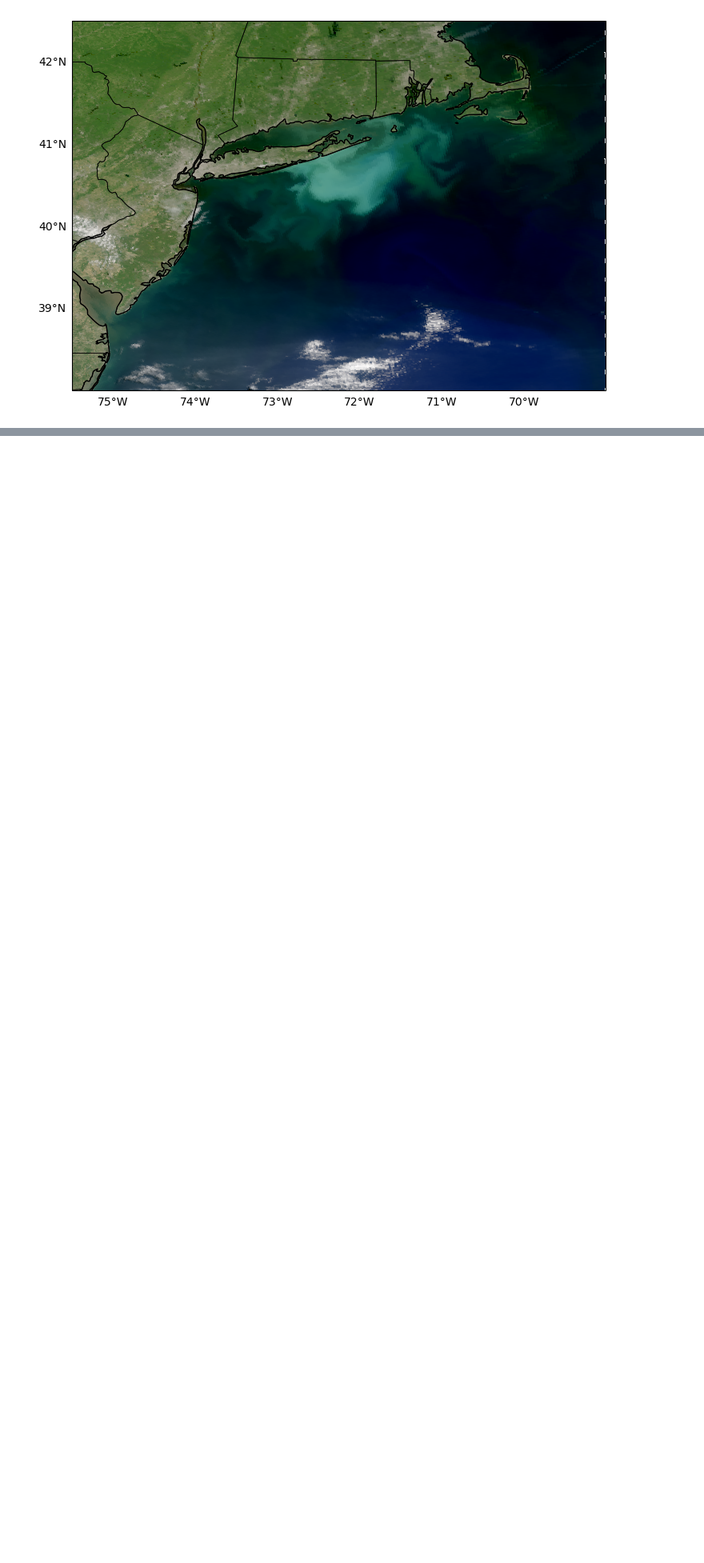
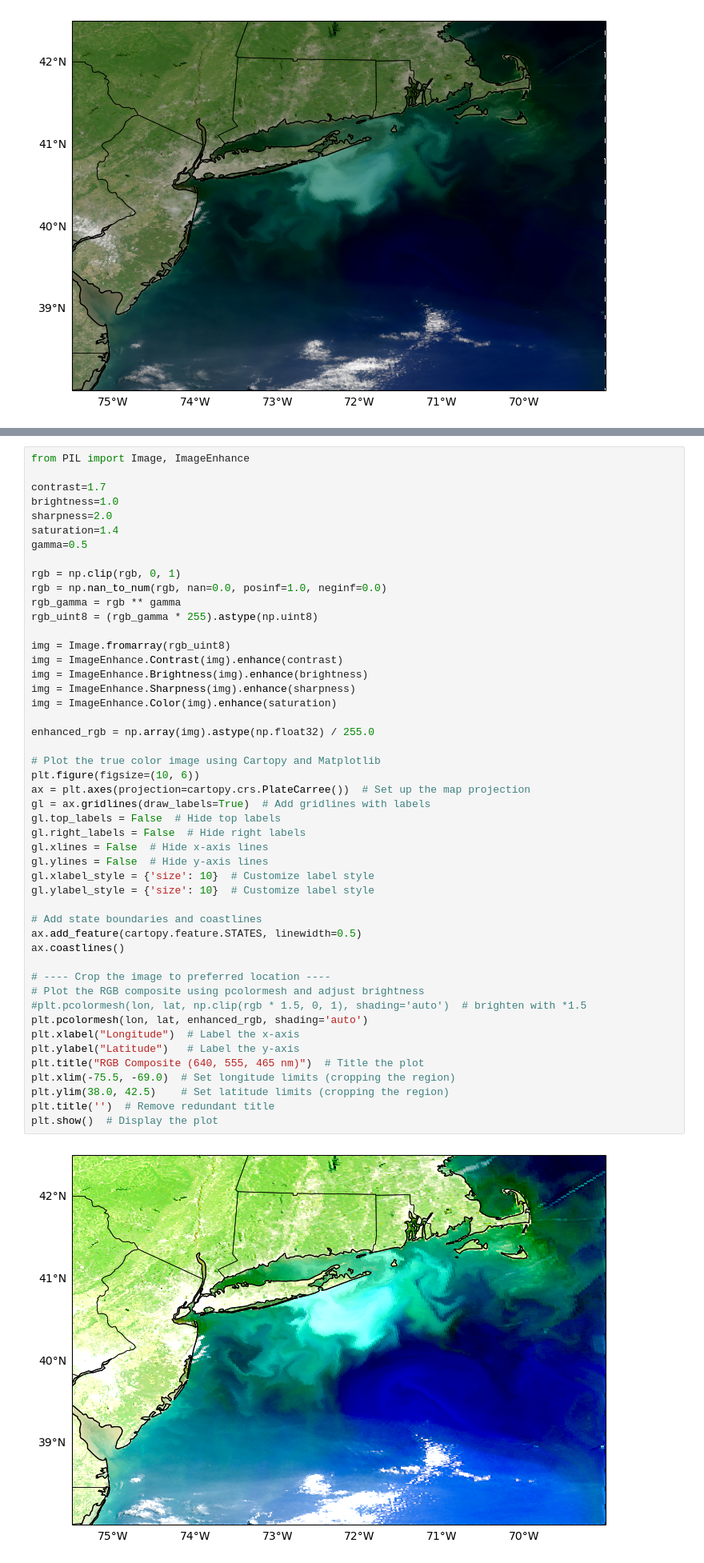
Before and after one commit to ocean-satellite-tools/hyperdawg, a Jupyter notebook: tutorials/python/enhanced_rgb.ipynb, the cells around one changed output, grey strips where cells are left out. Shown at 80% size. Cells and saved outputs as stored; diff of their text form; blank space fills up the shorter version.

Commit message:
RGB enhancement

```diff
--- a/tutorials/python/enhanced_rgb.ipynb
+++ b/tutorials/python/enhanced_rgb.ipynb
@@ -139,3 +139,53 @@ While these critter are fascinating, I have to admit that I am somewhat underwhe
+# %%
+from PIL import Image, ImageEnhance
+
+contrast=1.7
+brightness=1.0
+sharpness=2.0
+saturation=1.4
+gamma=0.5
+
+rgb = np.clip(rgb, 0, 1)
+rgb = np.nan_to_num(rgb, nan=0.0, posinf=1.0, neginf=0.0)
+rgb_gamma = rgb ** gamma
+rgb_uint8 = (rgb_gamma * 255).astype(np.uint8)
+
+img = Image.fromarray(rgb_uint8)
+img = ImageEnhance.Contrast(img).enhance(contrast)
+img = ImageEnhance.Brightness(img).enhance(brightness)
+img = ImageEnhance.Sharpness(img).enhance(sharpness)
+img = ImageEnhance.Color(img).enhance(saturation)
+
+enhanced_rgb = np.array(img).astype(np.float32) / 255.0
+
+# Plot the true color image using Cartopy and Matplotlib
+plt.figure(figsize=(10, 6))
+ax = plt.axes(projection=cartopy.crs.PlateCarree())  # Set up the map projection
+gl = ax.gridlines(draw_labels=True)  # Add gridlines with labels
+gl.top_labels = False  # Hide top labels
+gl.right_labels = False  # Hide right labels
+gl.xlines = False  # Hide x-axis lines
+gl.ylines = False  # Hide y-axis lines
+gl.xlabel_style = {'size': 10}  # Customize label style
+gl.ylabel_style = {'size': 10}  # Customize label style
+
+# Add state boundaries and coastlines
+ax.add_feature(cartopy.feature.STATES, linewidth=0.5)
+ax.coastlines()
+
+# ---- Crop the image to preferred location ----
+# Plot the RGB composite using pcolormesh and adjust brightness
+#plt.pcolormesh(lon, lat, np.clip(rgb * 1.5, 0, 1), shading='auto')  # brighten with *1.5
+plt.pcolormesh(lon, lat, enhanced_rgb, shading='auto')
+plt.xlabel("Longitude")  # Label the x-axis
+plt.ylabel("Latitude")   # Label the y-axis
+plt.title("RGB Composite (640, 555, 465 nm)")  # Title the plot
+plt.xlim(-75.5, -69.0)  # Set longitude limits (cropping the region)
+plt.ylim(38.0, 42.5)    # Set latitude limits (cropping the region)
+plt.title('')  # Remove redundant title
+plt.show()  # Display the plot
+# %% [output]
+[figure, added]
 # %% [markdown]
 # Ooooh look at me, I'm so fancy
 
```
Also changed, not shown: parts of 5 cells of this notebook.
